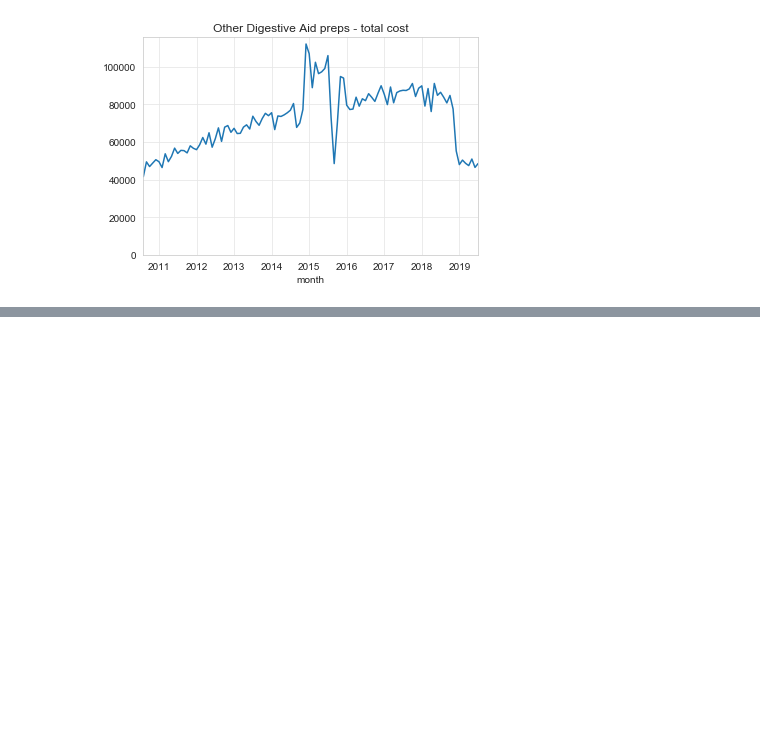
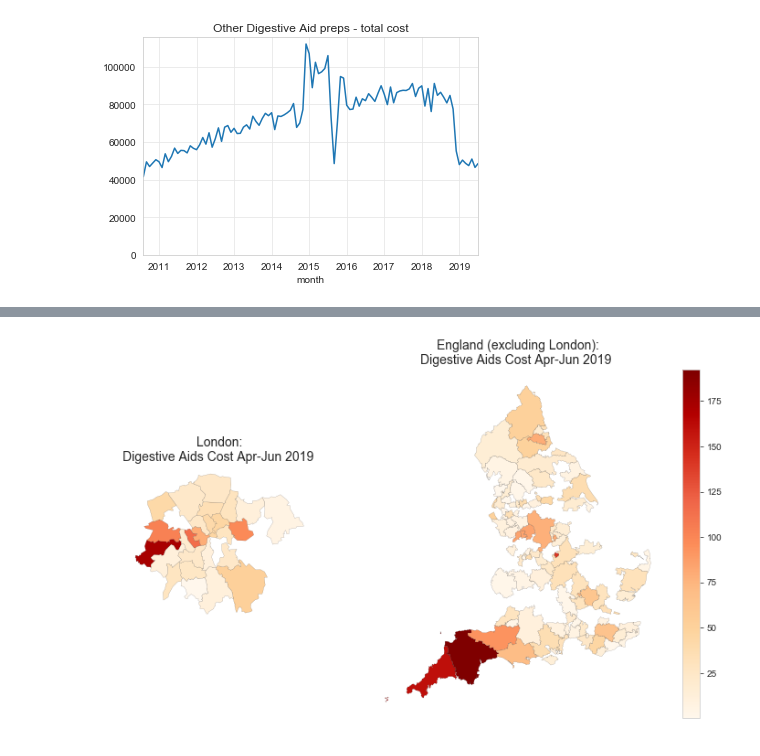
Before and after one commit to ebmdatalab/jupyter-notebooks, a Jupyter notebook: new_measures/Drafts/Draft VSL#3/VSL#3 Draft.ipynb, the cells around one changed output, grey strips where cells are left out. Saved outputs shown, nothing was run; the diff lists cells and outputs as text; code cells hidden in the pictures; blank space fills up the shorter version.

```diff
--- a/new_measures/Drafts/Draft VSL#3/VSL#3 Draft.ipynb
+++ b/new_measures/Drafts/Draft VSL#3/VSL#3 Draft.ipynb
@@ -284,6 +278,8 @@ ValueError: Axis limits cannot be NaN or Inf
 # %%
 #create choropeth map of cost per 1000 patients
 plt.figure(figsize=(12, 7))
-latest_df_digestive_1000 = df_digestive_1000.loc[(df_digestive_1000['month'] >= '2018-11-01') & (df_vsl_1000['month'] <= '2019-01-01')]
-plt = maps.ccg_map(latest_df_digestive_1000, title="digestive Cost Nov-18 -- Jan-19 ", column='cost_per_1000', separate_london=True)
+latest_df_digestive_1000 = df_digestive_1000.loc[(df_digestive_1000['month'] >= '2019-04-01') & (df_vsl_1000['month'] <= '2019-06-01')]
+plt = maps.ccg_map(latest_df_digestive_1000, title="Digestive Aids Cost Apr-Jun 2019 ", column='cost_per_1000', separate_london=True)
 plt.show()
+# %% [output]
+[figure, added]
```
Also changed, not shown: parts of 12 cells of this notebook, 4 other files.
